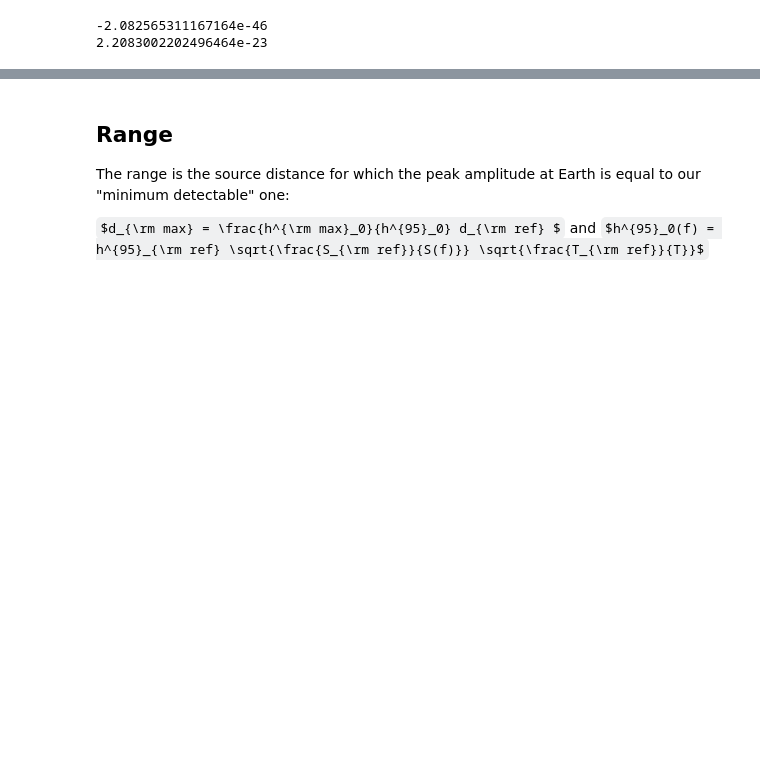
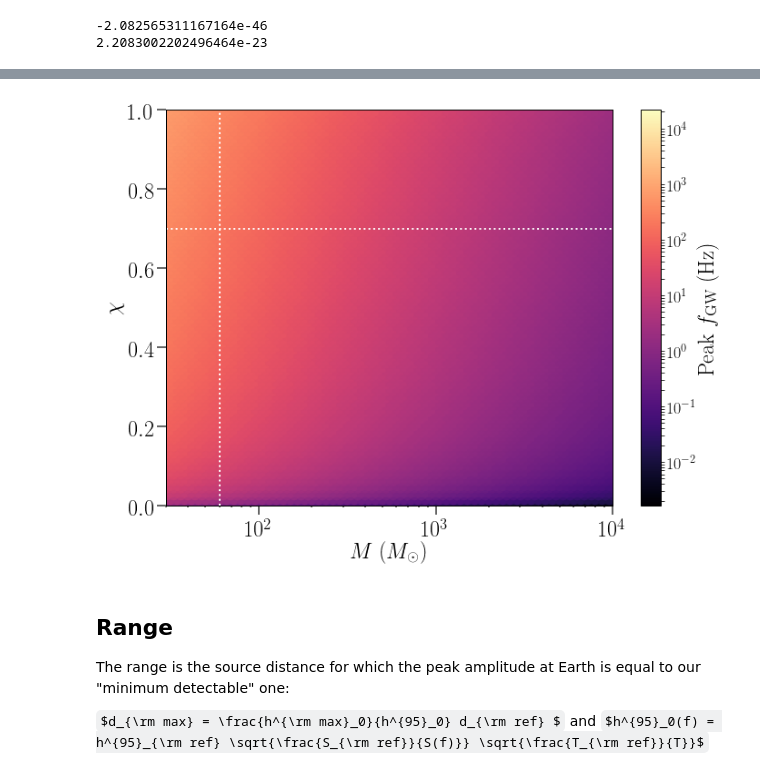
Before and after one commit to maxisi/gwaxion, a Jupyter notebook: examples/range.ipynb, the cells around one changed output, grey strips where cells are left out. Drawn from its saved outputs; the diff is of its cells as text; code cells hidden in the pictures; some formulas as TeX source; blank space fills up the shorter version.

```diff
--- a/examples/range.ipynb
+++ b/examples/range.ipynb
@@ -120,42 +121,44 @@ print h0_bound.max()
 # %%
-# # colormap for peak fgw vs chi vs M
+# colormap for peak fgw vs chi vs M
 
-# fs = df_max['fgw']
-# fmax_ma = np.ma.masked_array(fs, mask=(fs<=0)|(np.isnan(fs)))
+fs = df_max['fgw']
+fmax_ma = np.ma.masked_array(fs, mask=(fs<=0)|(np.isnan(fs)))
 
-# fmin, fmax = fmax_ma.min(), fmax_ma.max()
-# norm = matplotlib.colors.LogNorm(vmin=fmin, vmax=fmax)
+fmin, fmax = fmax_ma.min(), fmax_ma.max()
+norm = matplotlib.colors.LogNorm(vmin=fmin, vmax=fmax)
 
-# fig, ax = plt.subplots(1, figsize=(11,8))
+fig, ax = plt.subplots(1, figsize=(11,8))
 
-# # plot contours
-# cm = ax.hexbin(df_max['mbh'], df_max['chi'], C=fmax_ma, cmap='magma', norm=norm,  xscale='log')
+# plot contours
+cm = ax.hexbin(df_max['mbh'], df_max['chi'], C=fmax_ma, cmap='magma', norm=norm,  xscale='log')
 
-# # plot vertical line at 60 Msun
-# ax.axvline(60, c='w', ls=':', lw=2)
-# ax.axhline(0.7, c='w', ls=':', lw=2)
+# plot vertical line at 60 Msun
+ax.axvline(60, c='w', ls=':', lw=2)
+ax.axhline(0.7, c='w', ls=':', lw=2)
 
-# # add colorbar
-# #b_ticks = np.logspace(hmin, hmax, 7) # np.ceil(np.log10(h0s_ma[~np.isnan(h0s_ma)].max())), 7)
-# cb = plt.colorbar(cm, norm=norm, label=r'Peak $f_{\rm GW}$ (Hz)')#, ticks=cb_ticks)
-# cb.ax.tick_params(labelsize=18)
+# add colorbar
+#b_ticks = np.logspace(hmin, hmax, 7) # np.ceil(np.log10(h0s_ma[~np.isnan(h0s_ma)].max())), 7)
+cb = plt.colorbar(cm, norm=norm, label=r'Peak $f_{\rm GW}$ (Hz)')#, ticks=cb_ticks)
+cb.ax.tick_params(labelsize=18)
 
-# plt.ylabel(r'$\chi$')
-# plt.xlabel(r'$M$ $(M_\odot)$')
-# ax.patch.set_facecolor("grey")
+plt.ylabel(r'$\chi$')
+plt.xlabel(r'$M$ $(M_\odot)$')
+ax.patch.set_facecolor("grey")
 
-# plt.xlim(30, 1E4)
-# plt.ylim(0, 1)
+plt.xlim(30, 1E4)
+plt.ylim(0, 1)
 
-# ax.tick_params(axis='both', color='0.4', which='both', width=2)
-# ax.tick_params(axis='both', length=10)
+ax.tick_params(axis='both', color='0.4', which='both', width=2)
+ax.tick_params(axis='both', length=10)
 
-# cm.set_rasterized(True)
+cm.set_rasterized(True)
 
-# fig.savefig('cmap_chi_mbh_fmax.pdf', bbox_inches='tight', dpi=400)
+fig.savefig('cmap_chi_mbh_fmax.pdf', bbox_inches='tight', dpi=400)
 
-# plt.show()
-# plt.close()
+plt.show()
+plt.close()
+# %% [output]
+[figure, added]
 # %% [markdown]
 ## Range
 
```
Also changed, not shown: parts of 10 cells of this notebook, 2 other files.
